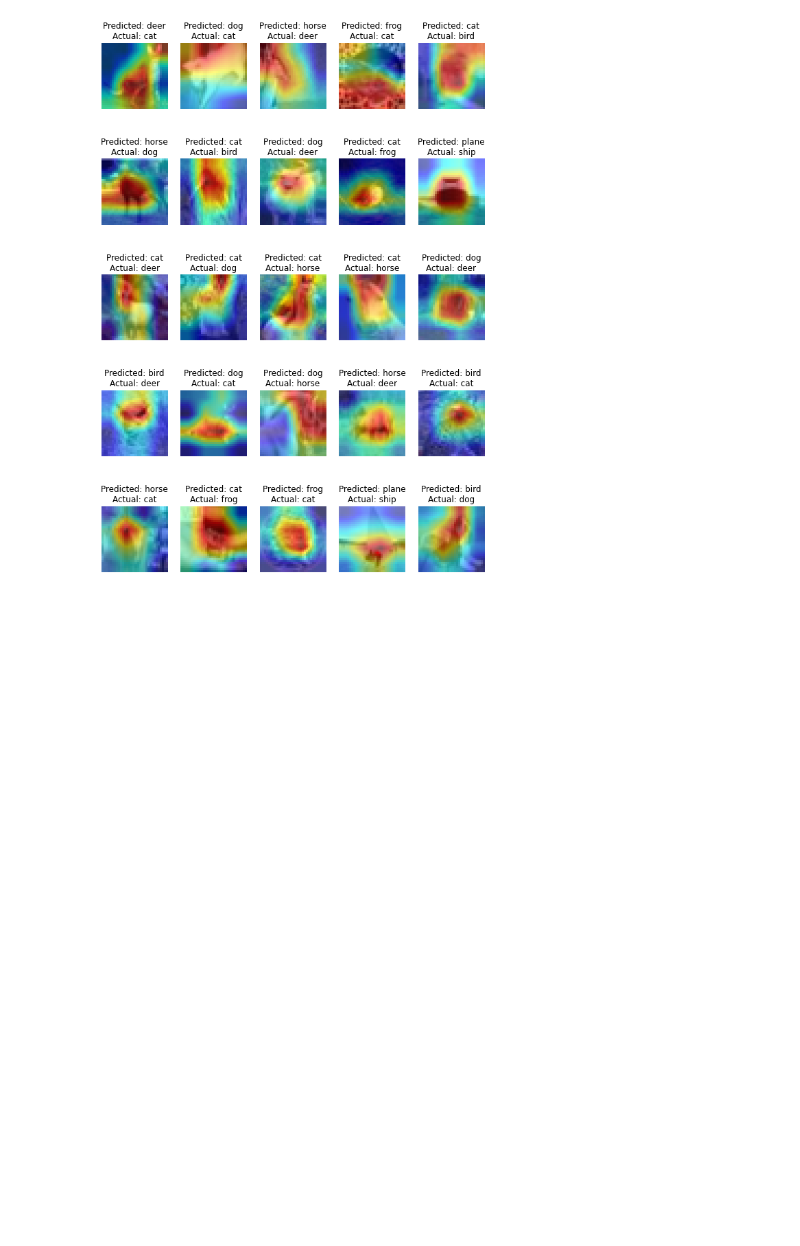
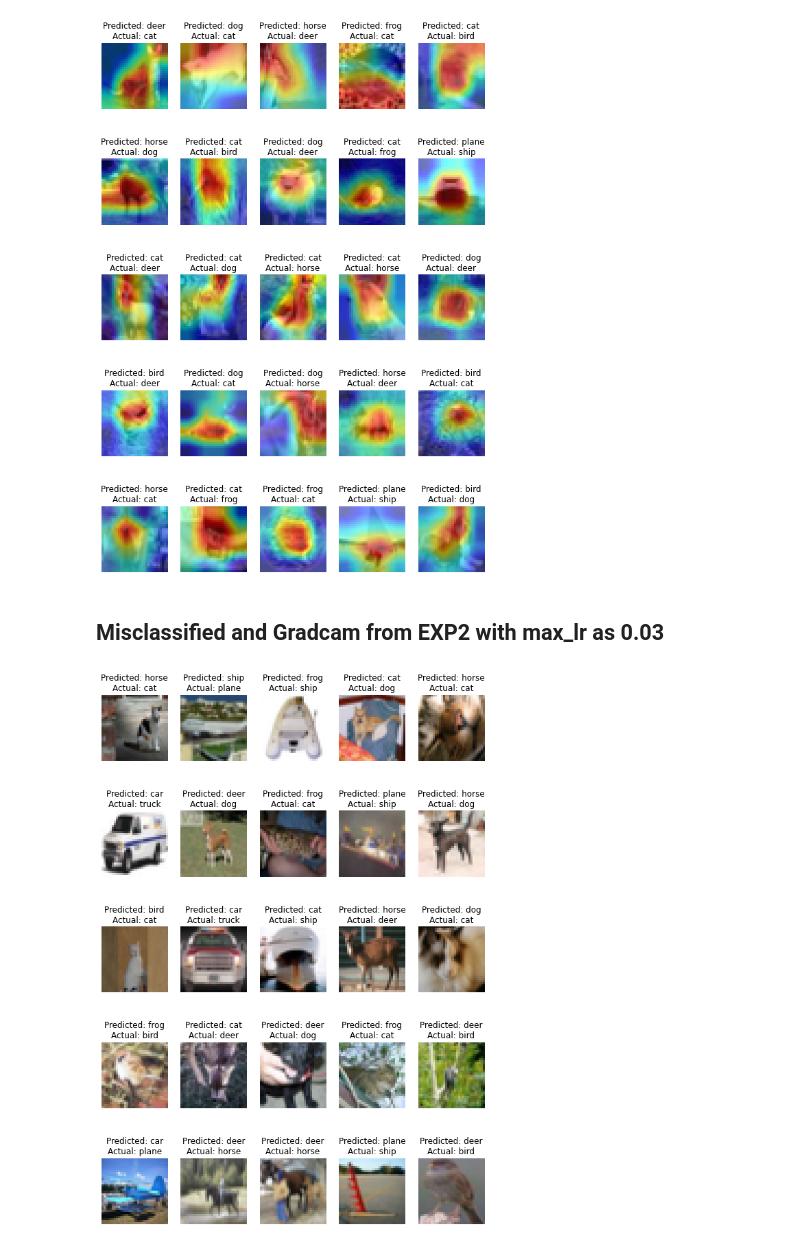
Before and after one commit to addyj/EVA5, a Jupyter notebook: Phase-1/Session-11/EVA5_S11_DavidNet_OneCycleLR.ipynb, the cells around one changed output. Drawn from its saved outputs; the diff is of its cells as text; code cells hidden in the pictures; blank space fills up the shorter version.

```diff
--- a/Phase-1/Session-11/EVA5_S11_DavidNet_OneCycleLR.ipynb
+++ b/Phase-1/Session-11/EVA5_S11_DavidNet_OneCycleLR.ipynb
@@ -135,15 +135,15 @@ Epoch: 24 / 24
 Test set: Average loss: 0.3646, Accuracy: 8864/10000 (88.64%)
 # %%
 epochs = 24
-exp1 = (
+exp2 = (
     Experiments.builder()
     .name("DavidNet")
     .log_directory("./logs")
-    .add("max_lr=0.01")
+    .add("max_lr=0.03")
         .model(DavidNet())
         .solver(ClassificationSolver)
             .optimizer(optim.SGD, lr=max_lr, momentum=0.9)
-            .scheduler(optim.lr_scheduler.OneCycleLR, max_lr=max_lr, div_factor=8, steps_per_epoch=len(train_loader), epochs=epochs, pct_start=5/epochs)
+            .scheduler(optim.lr_scheduler.OneCycleLR, max_lr=0.03, steps_per_epoch=len(train_loader), epochs=epochs, pct_start=4/epochs)
             .epochs(epochs)
             .train_loader(train_loader)
             .test_loader(test_loader)
@@ -154,3 +154,4 @@ exp1 = (
         .build()
     .build()
 )
+exp2.run()
@@ -179,3 +202,17 @@ gradcam_misclassified(
 )
 # %% [output]
 [figure]
+# %% [markdown]
+## Misclassified and Gradcam from EXP2 with max_lr as 0.03
+# %%
+plot_misclassified(
+    25,
+    exp2["max_lr=0.03"],
+    test_loader,
+    "cuda",
+    class_labels=('plane', 'car', 'bird', 'cat', 'deer', 'dog', 'frog', 'horse', 'ship', 'truck'),
+    mean=datasets.cifar10.mean,
+    std=datasets.cifar10.std
+)
+# %% [output]
+[figure, added]
```
Also changed, not shown: parts of 4 cells of this notebook.
